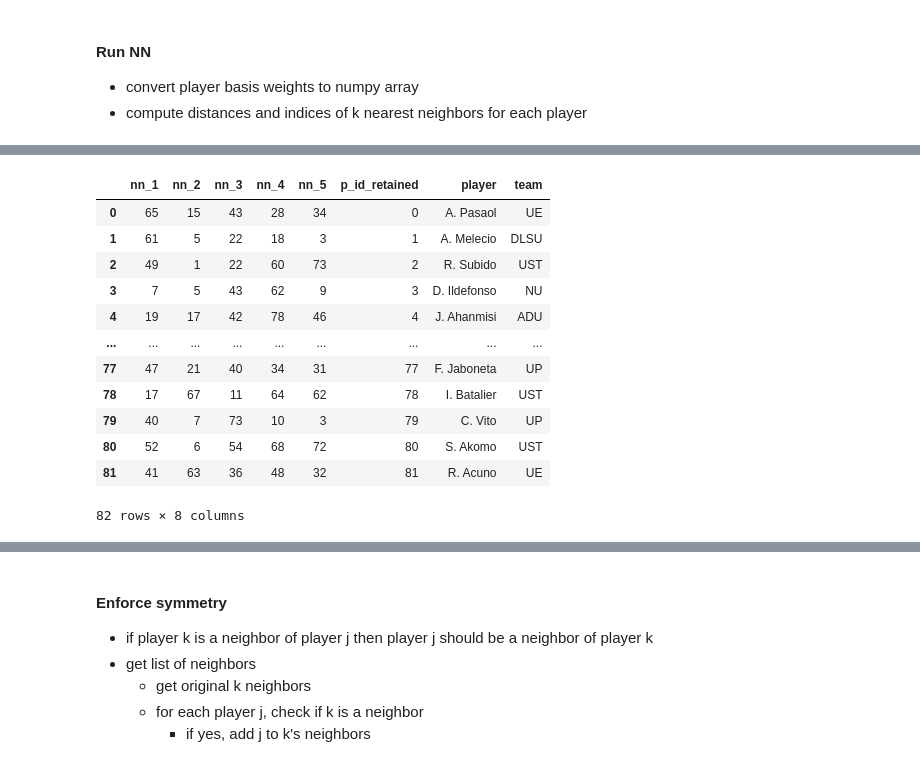
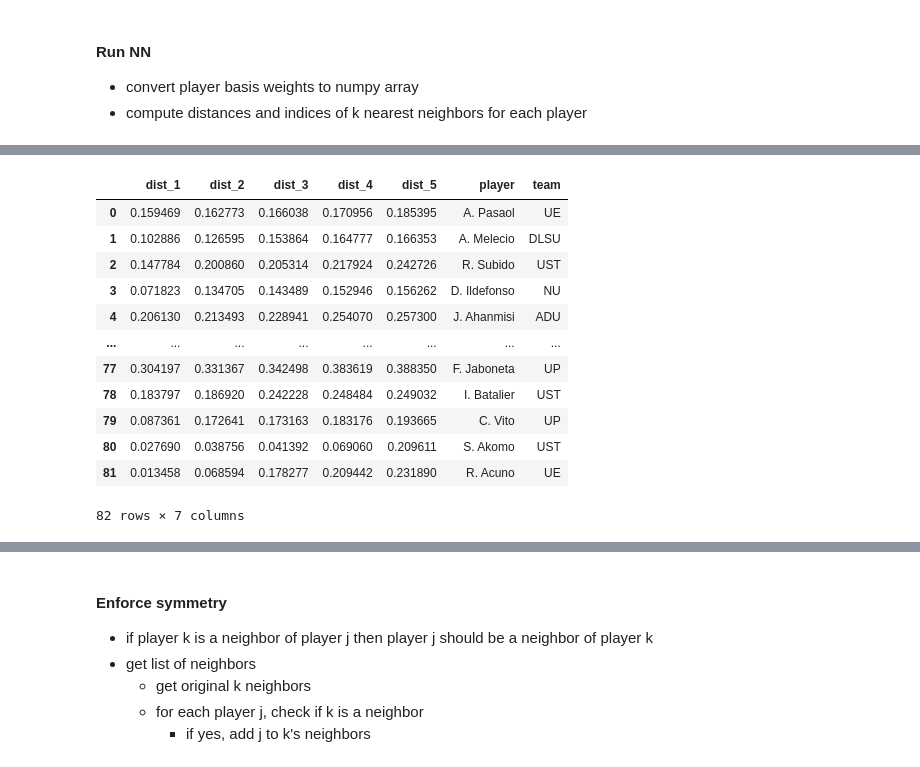
Before and after one commit to benhur07b/ms-thesis-spatial-analysis-shooting-philippine-basketball, a Jupyter notebook: code/python/analysis-and-visualization/03-nearest-neighbors.ipynb, the cells around one changed output, grey strips where cells are left out. Saved outputs shown, nothing was run; the diff lists cells and outputs as text; code cells hidden in the pictures.

```diff
--- a/code/python/analysis-and-visualization/03-nearest-neighbors.ipynb
+++ b/code/python/analysis-and-visualization/03-nearest-neighbors.ipynb
@@ -94,16 +98,19 @@ df_nn_distances
-# %%
-df_nn_indices
-# %% [output]
-|  | nn_1 | nn_2 | nn_3 | nn_4 | nn_5 | p_id_retained | player | team |
-| 0 | 65 | 15 | 43 | 28 | 34 | 0 | A. Pasaol | UE |
-| 1 | 61 | 5 | 22 | 18 | 3 | 1 | A. Melecio | DLSU |
-| 2 | 49 | 1 | 22 | 60 | 73 | 2 | R. Subido | UST |
-| 3 | 7 | 5 | 43 | 62 | 9 | 3 | D. Ildefonso | NU |
-| 4 | 19 | 17 | 42 | 78 | 46 | 4 | J. Ahanmisi | ADU |
-| ... | ... | ... | ... | ... | ... | ... | ... | ... |
-| 77 | 47 | 21 | 40 | 34 | 31 | 77 | F. Jaboneta | UP |
-| 78 | 17 | 67 | 11 | 64 | 62 | 78 | I. Batalier | UST |
-| 79 | 40 | 7 | 73 | 10 | 3 | 79 | C. Vito | UP |
-| 80 | 52 | 6 | 54 | 68 | 72 | 80 | S. Akomo | UST |
-| 81 | 41 | 63 | 36 | 48 | 32 | 81 | R. Acuno | UE |
-82 rows × 8 columns
+# %%
+df_nn_distances.to_csv(
+    'outputs/data/nn_distances-league-retained-with-pt.csv', index_label='p_id_retained'
+    )
+df_nn_distances
+# %% [output]
+|  | dist_1 | dist_2 | dist_3 | dist_4 | dist_5 | player | team |
+| 0 | 0.159469 | 0.162773 | 0.166038 | 0.170956 | 0.185395 | A. Pasaol | UE |
+| 1 | 0.102886 | 0.126595 | 0.153864 | 0.164777 | 0.166353 | A. Melecio | DLSU |
+| 2 | 0.147784 | 0.200860 | 0.205314 | 0.217924 | 0.242726 | R. Subido | UST |
+| 3 | 0.071823 | 0.134705 | 0.143489 | 0.152946 | 0.156262 | D. Ildefonso | NU |
+| 4 | 0.206130 | 0.213493 | 0.228941 | 0.254070 | 0.257300 | J. Ahanmisi | ADU |
+| ... | ... | ... | ... | ... | ... | ... | ... |
+| 77 | 0.304197 | 0.331367 | 0.342498 | 0.383619 | 0.388350 | F. Jaboneta | UP |
+| 78 | 0.183797 | 0.186920 | 0.242228 | 0.248484 | 0.249032 | I. Batalier | UST |
+| 79 | 0.087361 | 0.172641 | 0.173163 | 0.183176 | 0.193665 | C. Vito | UP |
+| 80 | 0.027690 | 0.038756 | 0.041392 | 0.069060 | 0.209611 | S. Akomo | UST |
+| 81 | 0.013458 | 0.068594 | 0.178277 | 0.209442 | 0.231890 | R. Acuno | UE |
+82 rows × 7 columns
```
Also changed, not shown: parts of 5 cells of this notebook, 8 other files.
